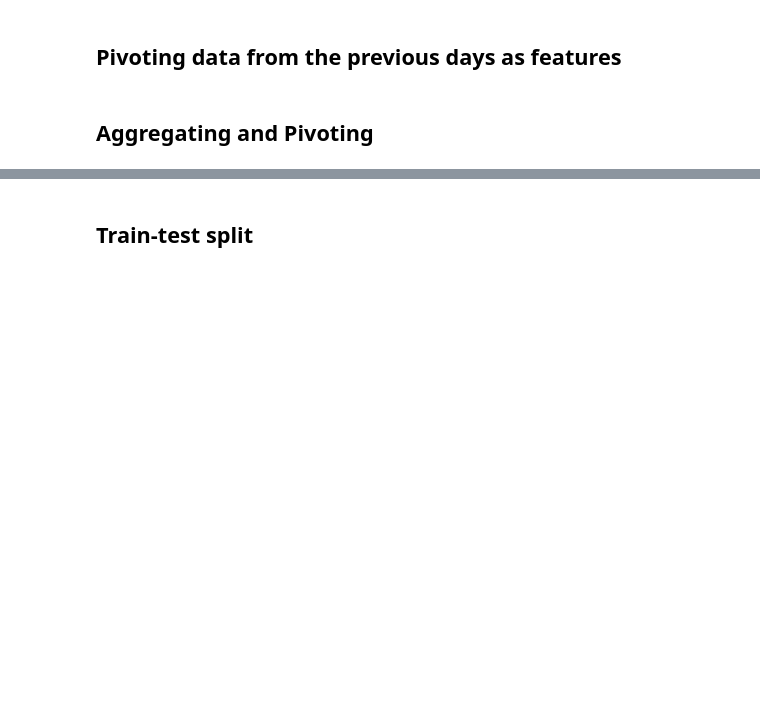
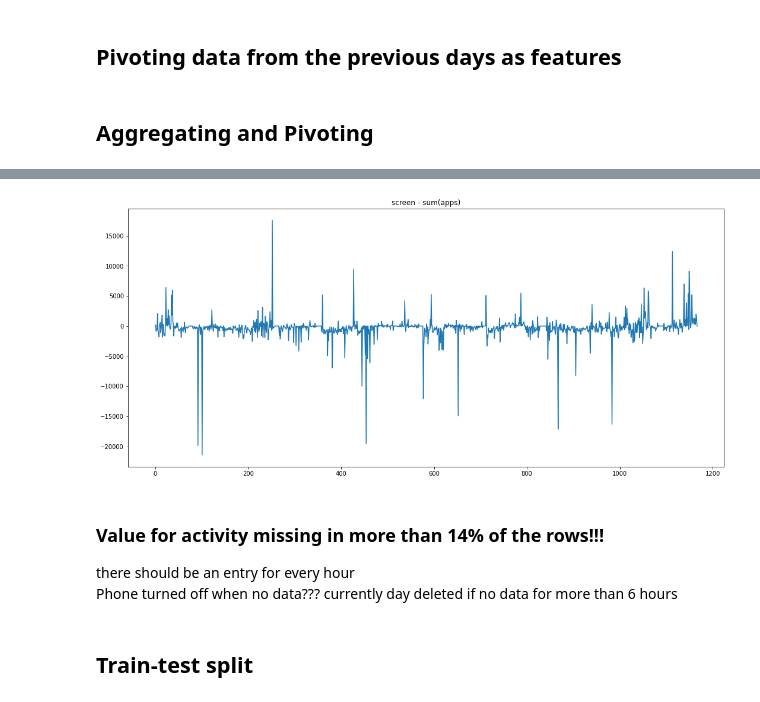
Before and after one commit to OlegBEZb/Data_Mining_assignment_1, a Jupyter notebook: Assignment_1.ipynb, the cells around one changed output, grey strips where cells are left out. Cells and saved outputs as stored; diff of their text form; code cells hidden in the pictures; blank space fills up the shorter version.

```diff
--- a/Assignment_1.ipynb
+++ b/Assignment_1.ipynb
@@ -430,3 +414,20 @@ pivoted_df_daily.head(10)
+# %%
+# screen time of apps does not ad up to screen column
+%matplotlib inline
+apps =  ['appCat.builtin', 'appCat.communication',
+       'appCat.entertainment', 'appCat.finance', 'appCat.game',
+       'appCat.office', 'appCat.other', 'appCat.social', 'appCat.travel',
+       'appCat.unknown', 'appCat.utilities', 'appCat.weather']
+pivoted_df['screen_sum'] = pivoted_df[apps].sum(axis=1)
+pivoted_df[['screen','screen_sum']]
+(pivoted_df['screen'] - pivoted_df['screen_sum']).plot(figsize=(18,8 ), title='screen - sum(apps)');
+# %% [output]
+[figure, added]
+# %% [markdown]
+### Value for activity missing in more than 14% of the rows!!!
+there should be an entry for every hour\
+Phone turned off when no data???
+currently day deleted if no data for more than 6 hours
 # %% [markdown]
 ## Train-test split
 # %%
```
Also changed, not shown: parts of 52 cells of this notebook.
